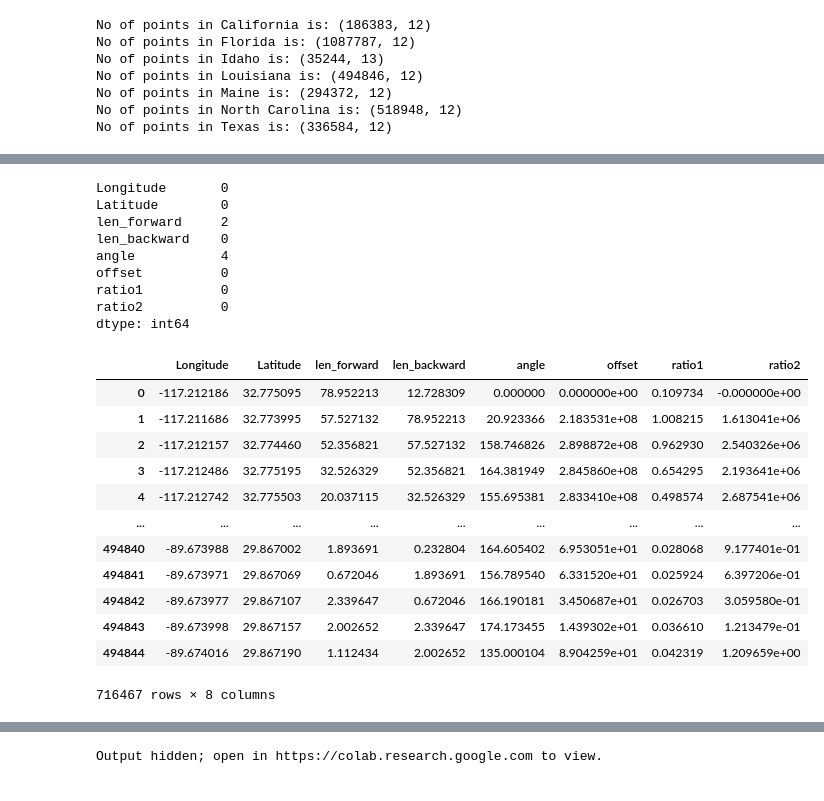
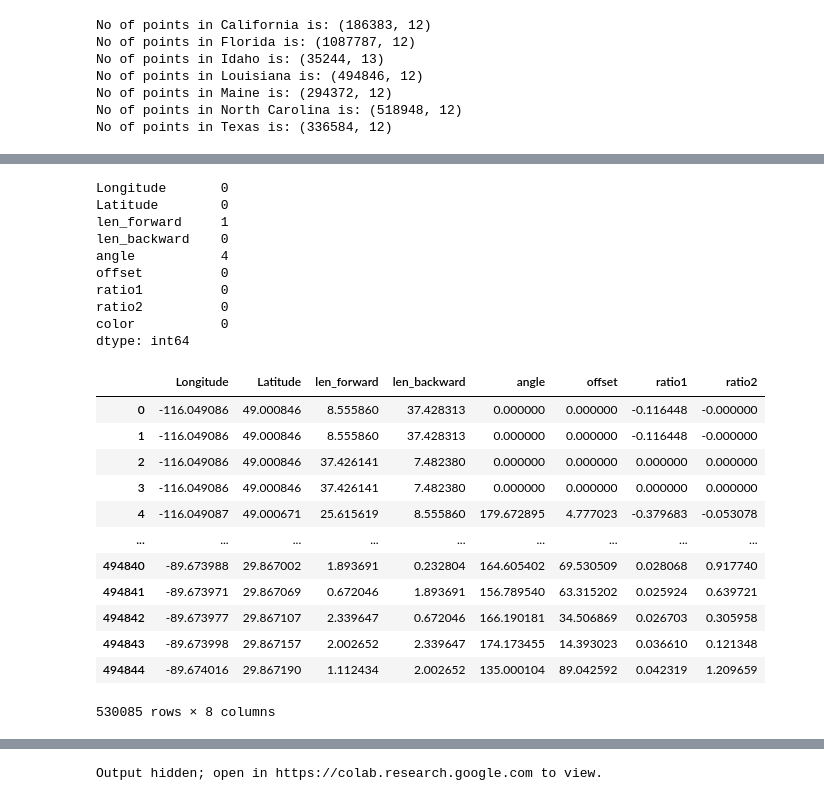
Before and after one commit to gangaraju09/map_generalisation_ml, a Jupyter notebook: data_visualization.ipynb, the cells around one changed output, grey strips where cells are left out. Saved outputs shown, nothing was run; the diff lists cells and outputs as text; code cells hidden in the pictures.

```diff
--- a/data_visualization.ipynb
+++ b/data_visualization.ipynb
@@ -71,6 +68,22 @@ No of points in Texas is: (336584, 12)
 # %%
-concatenated_df = pd.concat([california_df, idaho_df, louisiana_df])
+# concatenated_df = pd.concat([california_df, idaho_df, louisiana_df])
+# color_mapping = {'California': 0, 'Idaho': 1, 'Louisiana': 2}
+
+concatenated_df = pd.concat([idaho_df, louisiana_df])
+color_mapping = {'Idaho': 0, 'Louisiana': 1}
+
+unique_states = concatenated_df['state'].unique()
+labels = unique_states.tolist()
+
+concatenated_df['density'] = concatenated_df.groupby('state')['state'].transform('count')
+max_density = concatenated_df['density'].max()
+concatenated_df['alpha'] = concatenated_df['density'] / max_density
+
+
+concatenated_df['color'] = concatenated_df['state'].map(color_mapping)
+
 features = concatenated_df[['Longitude', 'Latitude', 'len_forward', 'len_backward', 'angle', 'offset',
-                           'ratio1', 'ratio2']]
+                           'ratio1', 'ratio2', 'color']]
+
 features
 # %% [output]
@@ -92,27 +121,30 @@ features.isna().sum()
 # %% [output]
 Longitude       0
 Latitude        0
-len_forward     2
+len_forward     1
 len_backward    0
 angle           4
 offset          0
 ratio1          0
 ratio2          0
+color           0
 dtype: int64
 # %%
 features_na_drop = features.dropna()
-features_na_drop
+map_features = features_na_drop[['Longitude', 'Latitude', 'len_forward', 'len_backward', 'angle', 'offset',
+                           'ratio1', 'ratio2']]
+map_features
 # %% [output]
 |  | Longitude | Latitude | len_forward | len_backward | angle | offset | ratio1 | ratio2 |
-| 0 | -117.212186 | 32.775095 | 78.952213 | 12.728309 | 0.000000 | 0.000000e+00 | 0.109734 | -0.000000e+00 |
-| 1 | -117.211686 | 32.773995 | 57.527132 | 78.952213 | 20.923366 | 2.183531e+08 | 1.008215 | 1.613041e+06 |
-| 2 | -117.212157 | 32.774460 | 52.356821 | 57.527132 | 158.746826 | 2.898872e+08 | 0.962930 | 2.540326e+06 |
-| 3 | -117.212486 | 32.775195 | 32.526329 | 52.356821 | 164.381949 | 2.845860e+08 | 0.654295 | 2.193641e+06 |
-| 4 | -117.212742 | 32.775503 | 20.037115 | 32.526329 | 155.695381 | 2.833410e+08 | 0.498574 | 2.687541e+06 |
+| 0 | -116.049086 | 49.000846 | 8.555860 | 37.428313 | 0.000000 | 0.000000 | -0.116448 | -0.000000 |
+| 1 | -116.049086 | 49.000846 | 8.555860 | 37.428313 | 0.000000 | 0.000000 | -0.116448 | -0.000000 |
+| 2 | -116.049086 | 49.000846 | 37.426141 | 7.482380 | 0.000000 | 0.000000 | 0.000000 | 0.000000 |
+| 3 | -116.049086 | 49.000846 | 37.426141 | 7.482380 | 0.000000 | 0.000000 | 0.000000 | 0.000000 |
+| 4 | -116.049087 | 49.000671 | 25.615619 | 8.555860 | 179.672895 | 4.777023 | -0.379683 | -0.053078 |
 | ... | ... | ... | ... | ... | ... | ... | ... | ... |
-| 494840 | -89.673988 | 29.867002 | 1.893691 | 0.232804 | 164.605402 | 6.953051e+01 | 0.028068 | 9.177401e-01 |
-| 494841 | -89.673971 | 29.867069 | 0.672046 | 1.893691 | 156.789540 | 6.331520e+01 | 0.025924 | 6.397206e-01 |
-| 494842 | -89.673977 | 29.867107 | 2.339647 | 0.672046 | 166.190181 | 3.450687e+01 | 0.026703 | 3.059580e-01 |
-| 494843 | -89.673998 | 29.867157 | 2.002652 | 2.339647 | 174.173455 | 1.439302e+01 | 0.036610 | 1.213479e-01 |
-| 494844 | -89.674016 | 29.867190 | 1.112434 | 2.002652 | 135.000104 | 8.904259e+01 | 0.042319 | 1.209659e+00 |
+| 494840 | -89.673988 | 29.867002 | 1.893691 | 0.232804 | 164.605402 | 69.530509 | 0.028068 | 0.917740 |
+| 494841 | -89.673971 | 29.867069 | 0.672046 | 1.893691 | 156.789540 | 63.315202 | 0.025924 | 0.639721 |
+| 494842 | -89.673977 | 29.867107 | 2.339647 | 0.672046 | 166.190181 | 34.506869 | 0.026703 | 0.305958 |
+| 494843 | -89.673998 | 29.867157 | 2.002652 | 2.339647 | 174.173455 | 14.393023 | 0.036610 | 0.121348 |
+| 494844 | -89.674016 | 29.867190 | 1.112434 | 2.002652 | 135.000104 | 89.042592 | 0.042319 | 1.209659 |
-716467 rows × 8 columns
+530085 rows × 8 columns
```
Also changed, not shown: parts of 24 cells of this notebook.
